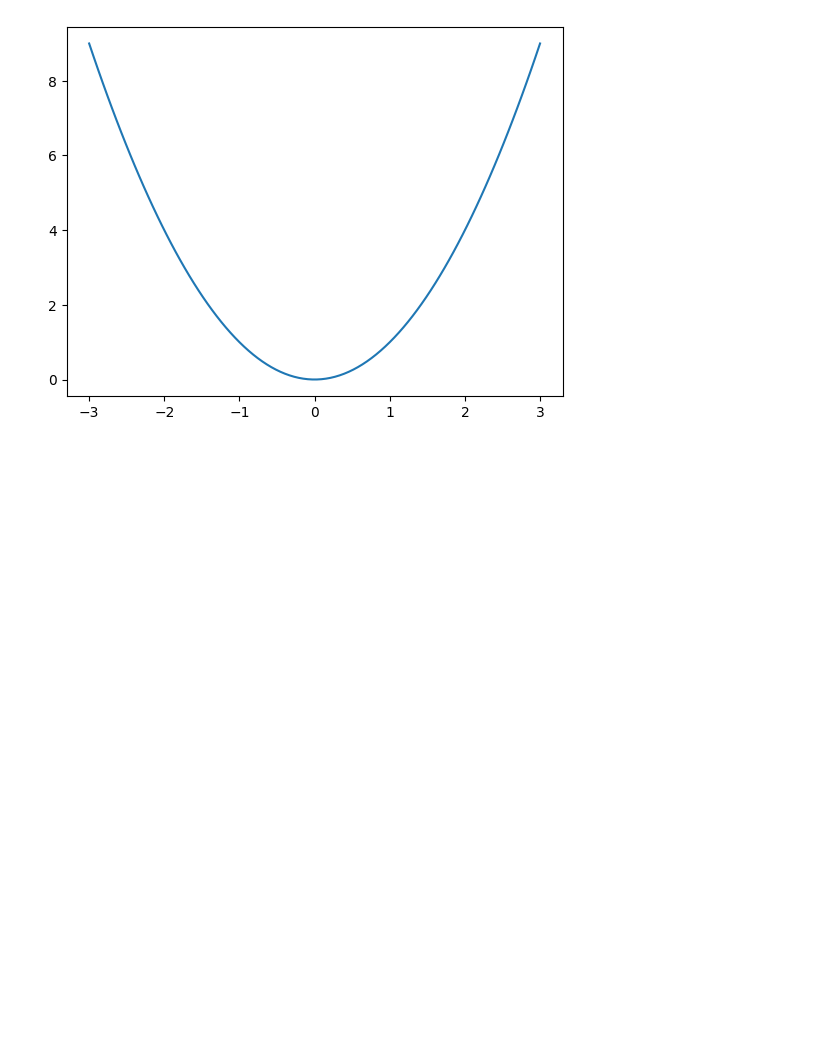
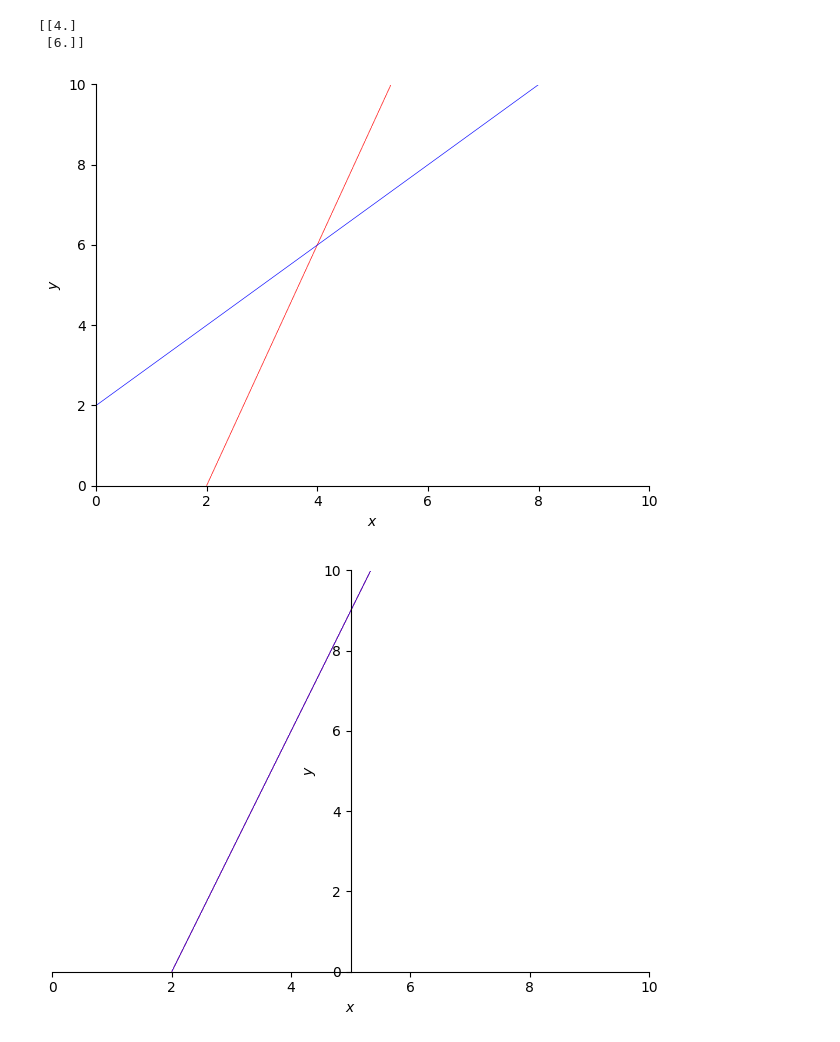
Before and after one commit to lifedesigner88/251117_MathForPython, a Jupyter notebook: A01_Masteer_Math_By_Coding_in_Python/B12_Linear_algebra/C136_Solving_a_system_of_equations.ipynb, the cells around one changed output. Drawn from its saved outputs; the diff is of its cells as text; code cells hidden in the pictures; blank space fills up the shorter version.

```diff
--- a/A01_Masteer_Math_By_Coding_in_Python/B12_Linear_algebra/C136_Solving_a_system_of_equations.ipynb
+++ b/A01_Masteer_Math_By_Coding_in_Python/B12_Linear_algebra/C136_Solving_a_system_of_equations.ipynb
@@ -29,11 +40,57 @@ $\displaystyle \left[\begin{matrix}2\\9\\5\end{matrix}\right]  = \left[\begin{ma
 # %%
-from matplotlib.pyplot import *
-from numpy import linspace
+from numpy import array
+from numpy.linalg import solve
 
-x = linspace(-3, 3, 100)
-y = x**2
+eq1 = array([
+    [+3, -1],
+    [-1, +1]
+])
+eq2 = array([
+    [+6],
+    [+2]
+])
 
-plot(x, y)
-show()
+
+print(solve(eq1, eq2))
+
+eq1 = array([[+3, -1], [+1.5, -0.5]])
+eq2 = array([[6], [2]])
+
+# solve(eq1, eq2)
+
+eq1 = array([[+3, -1], [+1.5, -0.5]])
+eq2 = array([[6], [2]])
+
+# solve(eq1, eq2)
 # %% [output]
-[figure, removed]
+[[4.]
+ [6.]]
+# %%
+from matplotlib.pyplot import *
+from sympy.plotting import plot, plot_implicit
+from sympy import symbols, Eq, And
+
+x, y = symbols("x, y")
+
+eq1 = 3*x - y
+eq2 = -x + y
+eq3 = 1.5*x - 0.5*y
+
+
+p1 = plot_implicit(Eq(eq1, 6), (x, 0, 10), (y, 0, 10),
+                   line_color='red', show=False)
+p1.extend(plot_implicit(Eq(eq2, 2), (x, 0, 10), (y, 0, 10), show=False))
+p1.show()
+
+p1 = plot_implicit(Eq(eq1, 6), (x, 0, 10), (y, 0, 10),
+                   line_color='red', show=False)
+p1.extend(plot_implicit(Eq(eq3, 3), (x, 0, 10), (y, 0, 10), show=False))
+p1.show()
+
+p1 = plot_implicit(Eq(eq1, 6), (x, 0, 10), (y, 0, 10),
+                   line_color='red', show=False)
+p1.extend(plot_implicit(Eq(eq3, 2), (x, 0, 10), (y, 0, 10), show=False))
+p1.show()
+# %% [output]
+[figure, added]
+[figure, added]
```
Also changed, not shown: parts of 2 cells of this notebook, 3 other files.
